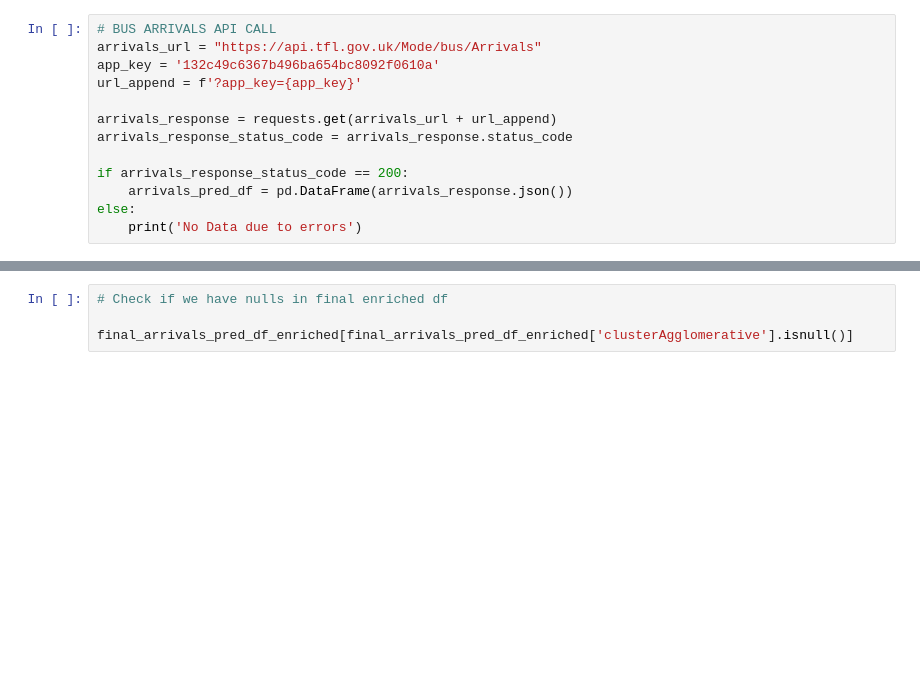
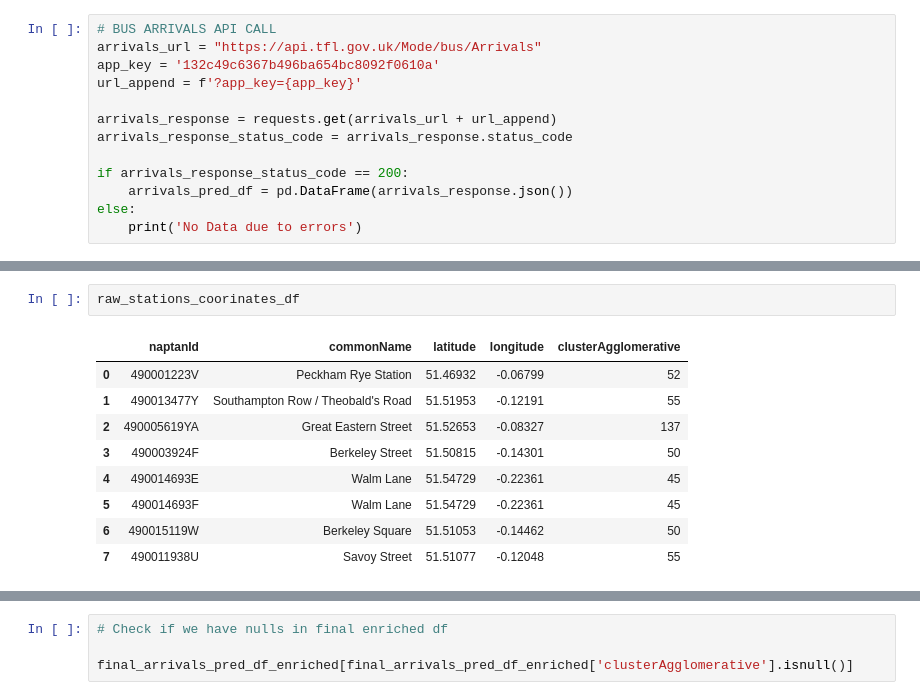
Before and after one commit to Javier009/london_real_time_bus_density_pipeline, a Jupyter notebook: predicted_arrivals/arrivals_process.ipynb, the cells around one changed output, grey strips where cells are left out. Drawn from its saved outputs; the diff is of its cells as text; blank space fills up the shorter version.

```diff
--- a/predicted_arrivals/arrivals_process.ipynb
+++ b/predicted_arrivals/arrivals_process.ipynb
@@ -163,3 +190,15 @@ else:
+# %%
+raw_stations_coorinates_df
+# %% [output]
+|  | naptanId | commonName | latitude | longitude | clusterAgglomerative |
+| 0 | 490001223V | Peckham Rye Station | 51.46932 | -0.06799 | 52 |
+| 1 | 490013477Y | Southampton Row / Theobald's Road | 51.51953 | -0.12191 | 55 |
+| 2 | 490005619YA | Great Eastern Street | 51.52653 | -0.08327 | 137 |
+| 3 | 490003924F | Berkeley Street | 51.50815 | -0.14301 | 50 |
+| 4 | 490014693E | Walm Lane | 51.54729 | -0.22361 | 45 |
+| 5 | 490014693F | Walm Lane | 51.54729 | -0.22361 | 45 |
+| 6 | 490015119W | Berkeley Square | 51.51053 | -0.14462 | 50 |
+| 7 | 490011938U | Savoy Street | 51.51077 | -0.12048 | 55 |
 # %%
 print(final_arrivals_pred_df_enriched.shape)
 final_arrivals_pred_df_enriched.head()
```
Also changed, not shown: parts of 7 cells of this notebook, 1 other file.
